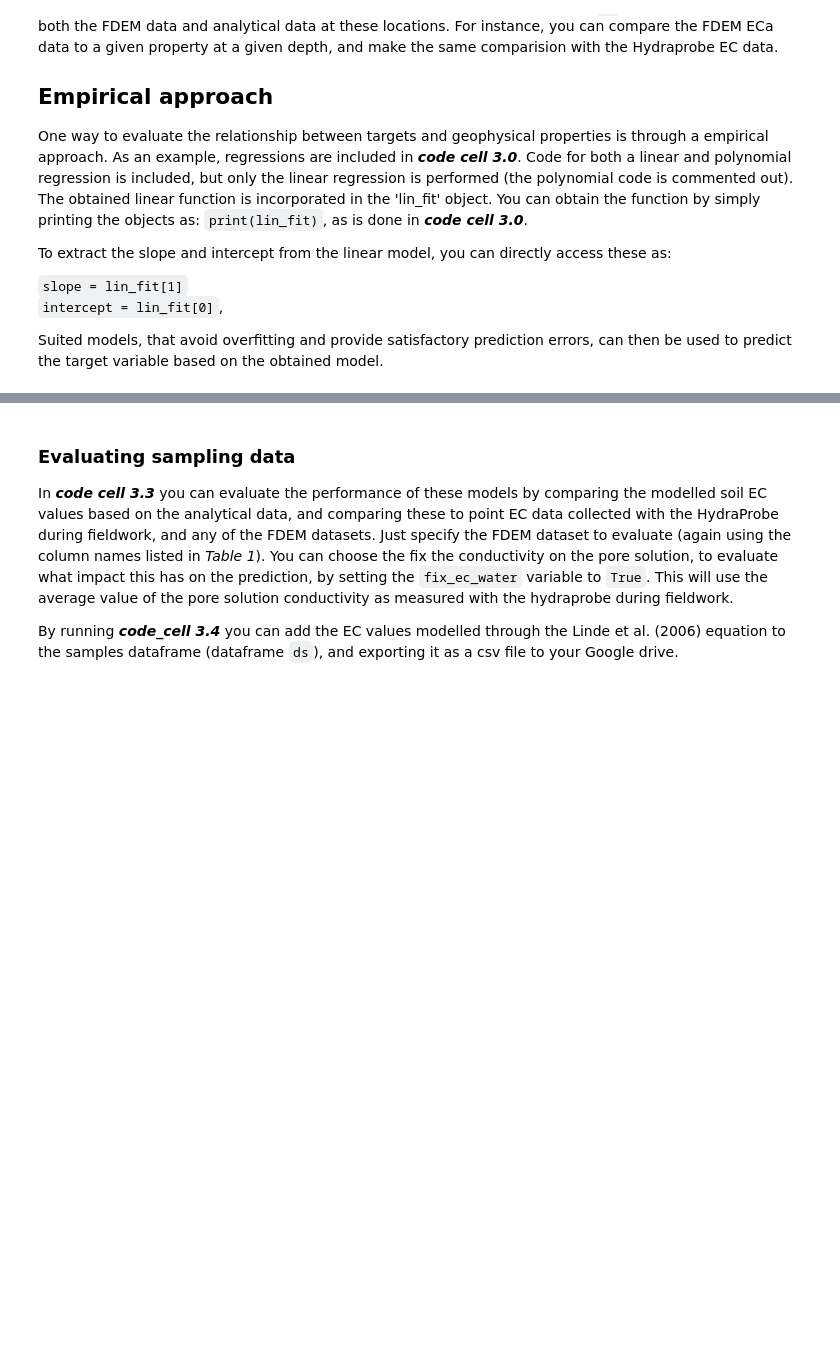
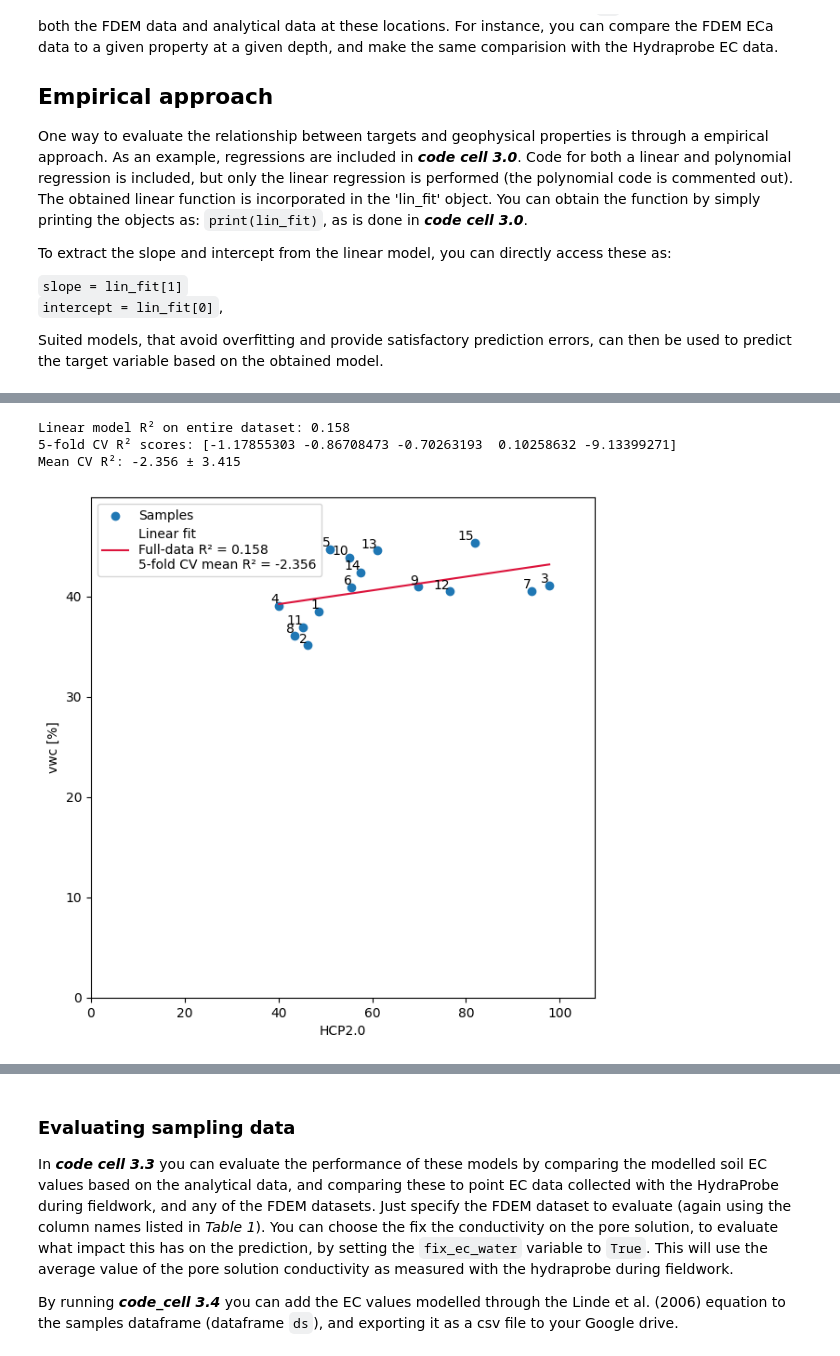
Before and after one commit to MendoVeirana/Petrophysics_vs_ML-course, a Jupyter notebook: 02_ESS-Analysing_and_interpreting_FDEM_data_beta.ipynb, the cells around one changed output, grey strips where cells are left out. Cells and saved outputs as stored; diff of their text form; code cells hidden in the pictures; blank space fills up the shorter version.

```diff
--- a/02_ESS-Analysing_and_interpreting_FDEM_data_beta.ipynb
+++ b/02_ESS-Analysing_and_interpreting_FDEM_data_beta.ipynb
@@ -733,0 +508,66 @@ plt.show()
+# %%
+target = 'vwc [%]' # Can chose between bulk density in g/cm^3   (`bd [g/cm3]`); volumetric water content in % (`vwc [%]`);
+                        # clay content in %   (`clay [%]`); soil organic matter in %   (`SOM [%]`);
+                        # gravimetric water content (`gmc [%]`); silt content in %   (`silt [%]`); sand content in %   (`sand [%]`);
+                        # porosity [dimensionless]   (`por [-]`); total organic carbon in g/kg   (`SOC [g/kg]`);
+
+EC = 'HCP2.0' # Can chose between: 'hydra_ec [mS/m]'; `HCP0.5`, `HCP1.0`, `HCP2.0`, `PRP0.5`, `PRP1.0`, `PRP2.0`
+                # And after iinversion of FDEM data: 'EC_0.60'
+
+ds_in = ds.copy()
+
+X = ds_in[[EC]].values  # keeps 2D shape
+y = ds_in[target].values      # 1D array
+
+# -----------------------------
+# Fit linear model on full data
+# -----------------------------
+lin_model = LinearRegression()
+lin_model.fit(X, y)
+y_pred_full = lin_model.predict(X)
+r2_full = r2_score(y, y_pred_full)
+
+# -----------------------------
+# 5-fold cross-validation
+# -----------------------------
+cv_scores = cross_val_score(lin_model, X, y, cv=5, scoring='r2')
+r2_cv_mean = cv_scores.mean()
+r2_cv_std = cv_scores.std()
+
+print(f"Linear model R² on entire dataset: {r2_full:.3f}")
+print(f"5-fold CV R² scores: {cv_scores}")
+print(f"Mean CV R²: {r2_cv_mean:.3f} ± {r2_cv_std:.3f}")
+
+# -----------------------------
+# Plotting
+# -----------------------------
+sorted_idx = np.argsort(X.ravel())
+X_sorted = X[sorted_idx]
+y_sorted = y[sorted_idx]
+y_pred_sorted = lin_model.predict(X_sorted)
+
+fig, ax = plt.subplots(figsize=(7, 7))
+ax.scatter(X, y, label='Samples')
+ax.plot(X_sorted, y_pred_sorted, color='crimson',
+        label=f'Linear fit\nFull-data R² = {r2_full:.3f}\n5-fold CV mean R² = {r2_cv_mean:.3f}')
+ax.set_xlabel(f'{EC}')
+ax.set_ylabel(target)
+
+# Optional: annotate each point with its ID
+for _, row in ds_in.iterrows():
+    ax.text(row[EC], row[target], str(int(row['ID'])),
+            fontsize=10, ha='right', va='bottom')
+
+# Calculate max values for padding
+x_max_fdem = ds_in[EC].max()
+y_max = ds_in[target].max()
+ax.set_xlim(0, x_max_fdem * 1.1)  # 10% padding on right
+ax.set_ylim(0, y_max * 1.1)  # 10% padding on top
+
+ax.legend()
+plt.show()
+# %% [output]
+Linear model R² on entire dataset: 0.158
+5-fold CV R² scores: [-1.17855303 -0.86708473 -0.70263193  0.10258632 -9.13399271]
+Mean CV R²: -2.356 ± 3.415
+[figure, added]
```
Also changed, not shown: parts of 8 cells of this notebook, 1 other file.
